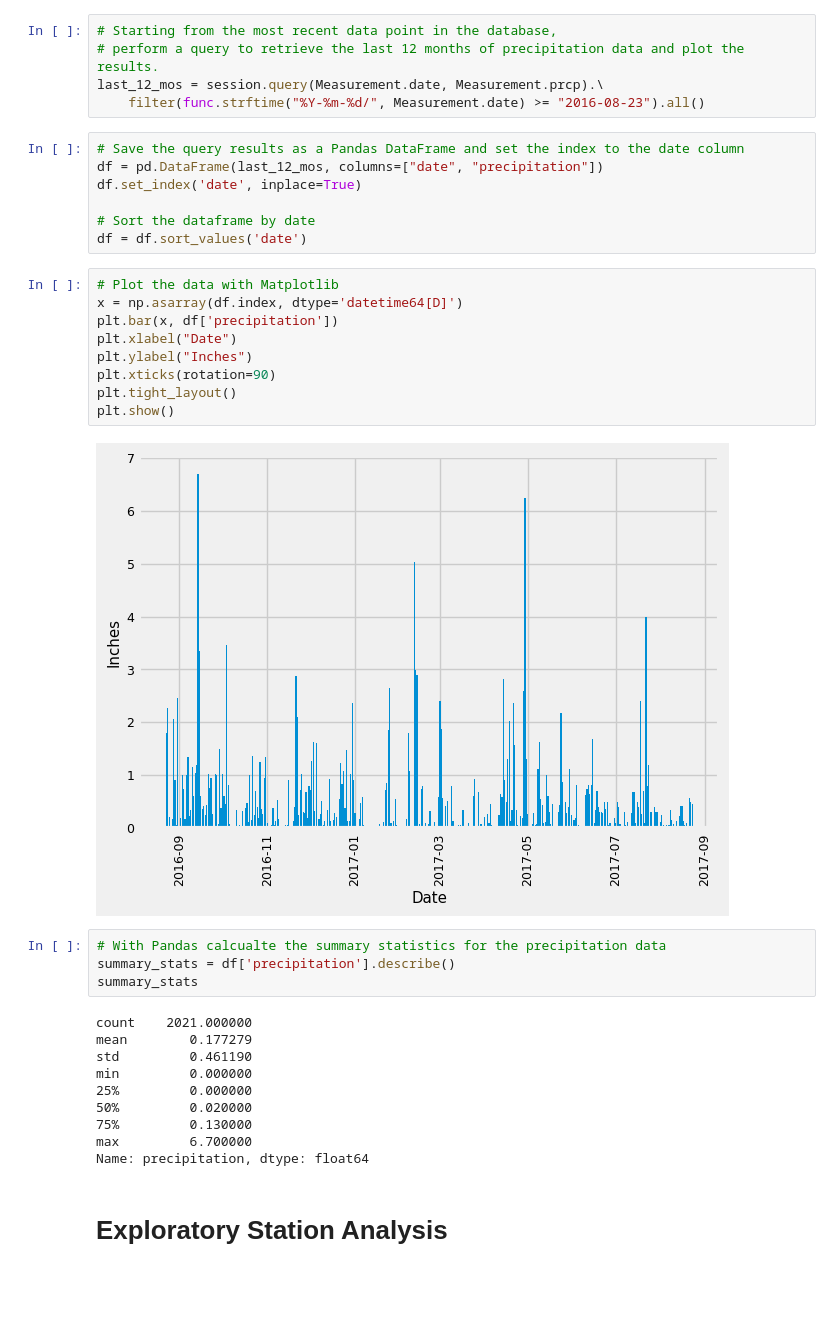
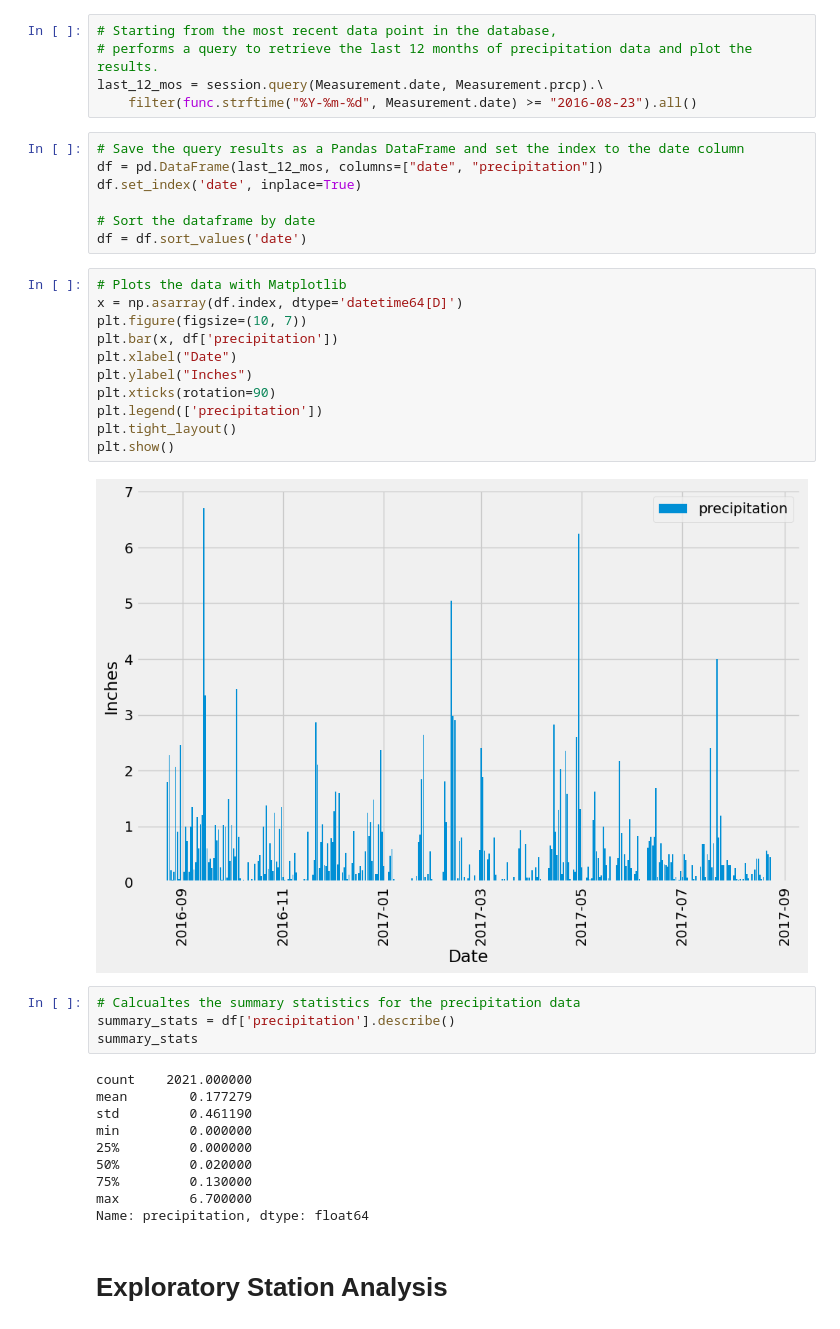
Before and after one commit to JustinePile/sqlalchemy-challenge, a Jupyter notebook: SurfsUp/climate.ipynb, the cells around one changed output. Cells and saved outputs as stored; diff of their text form; blank space fills up the shorter version.

```diff
--- a/SurfsUp/climate.ipynb
+++ b/SurfsUp/climate.ipynb
@@ -71,8 +71,8 @@ print(f"Most recent date is: {most_recent_date[0]}")
 # %%
 # Starting from the most recent data point in the database,
-# perform a query to retrieve the last 12 months of precipitation data and plot the results.
+# performs a query to retrieve the last 12 months of precipitation data and plot the results.
 last_12_mos = session.query(Measurement.date, Measurement.prcp).\
-    filter(func.strftime("%Y-%m-%d/", Measurement.date) >= "2016-08-23").all()
+    filter(func.strftime("%Y-%m-%d", Measurement.date) >= "2016-08-23").all()
 # %%
 # Save the query results as a Pandas DataFrame and set the index to the date column
 df = pd.DataFrame(last_12_mos, columns=["date", "precipitation"])
@@ -81,18 +81,20 @@ df.set_index('date', inplace=True)
 # Sort the dataframe by date
 df = df.sort_values('date')
 # %%
-# Plot the data with Matplotlib
+# Plots the data with Matplotlib
 x = np.asarray(df.index, dtype='datetime64[D]')
+plt.figure(figsize=(10, 7))
 plt.bar(x, df['precipitation'])
 plt.xlabel("Date")
 plt.ylabel("Inches")
 plt.xticks(rotation=90)
+plt.legend(['precipitation'])
 plt.tight_layout()
 plt.show()
 # %% [output]
-[figure, old version]
+[figure, new version]
 # %%
-# With Pandas calcualte the summary statistics for the precipitation data
+# Calcualtes the summary statistics for the precipitation data
 summary_stats = df['precipitation'].describe()
 summary_stats
 # %% [output]
```
Also changed, not shown: parts of 9 cells of this notebook.
